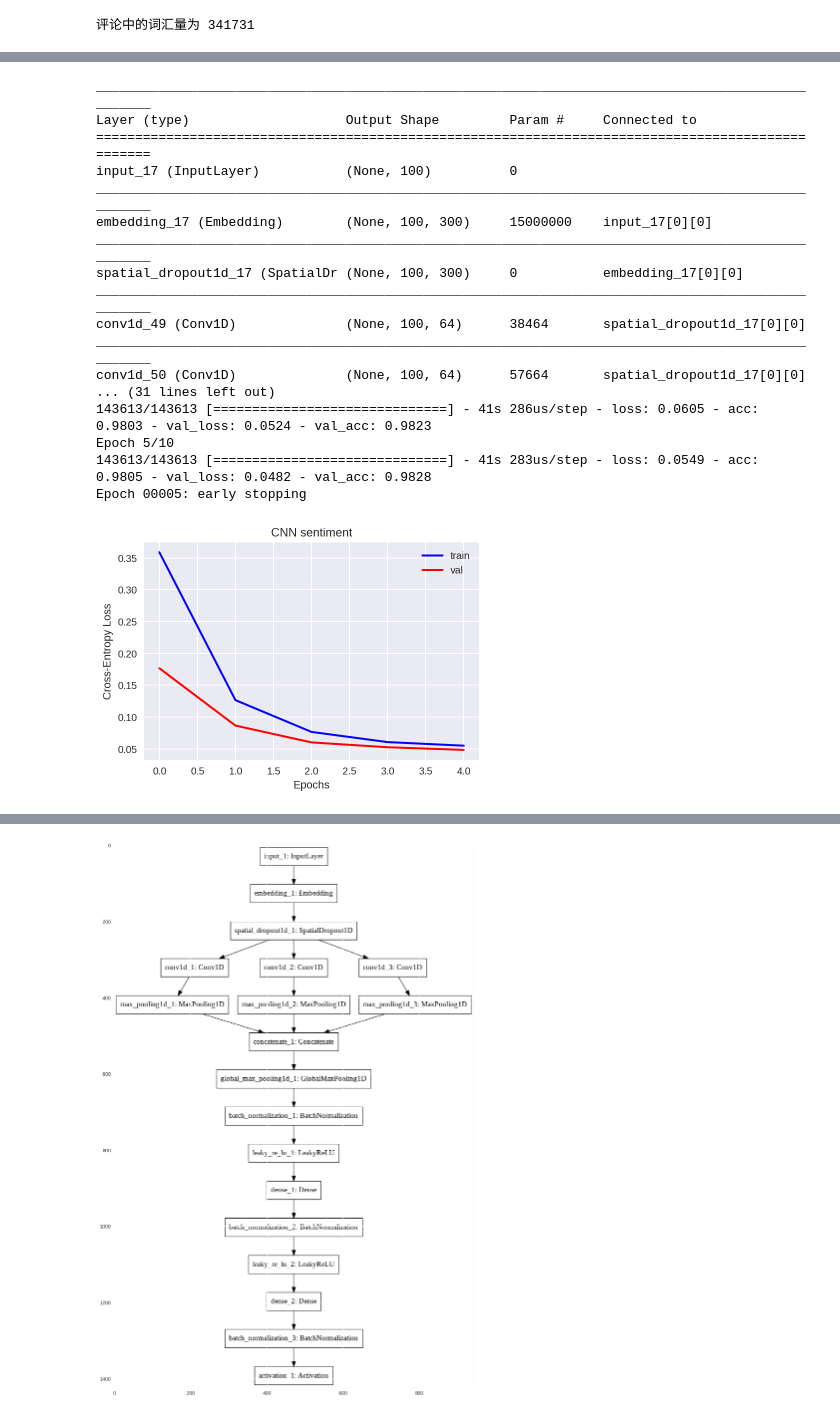
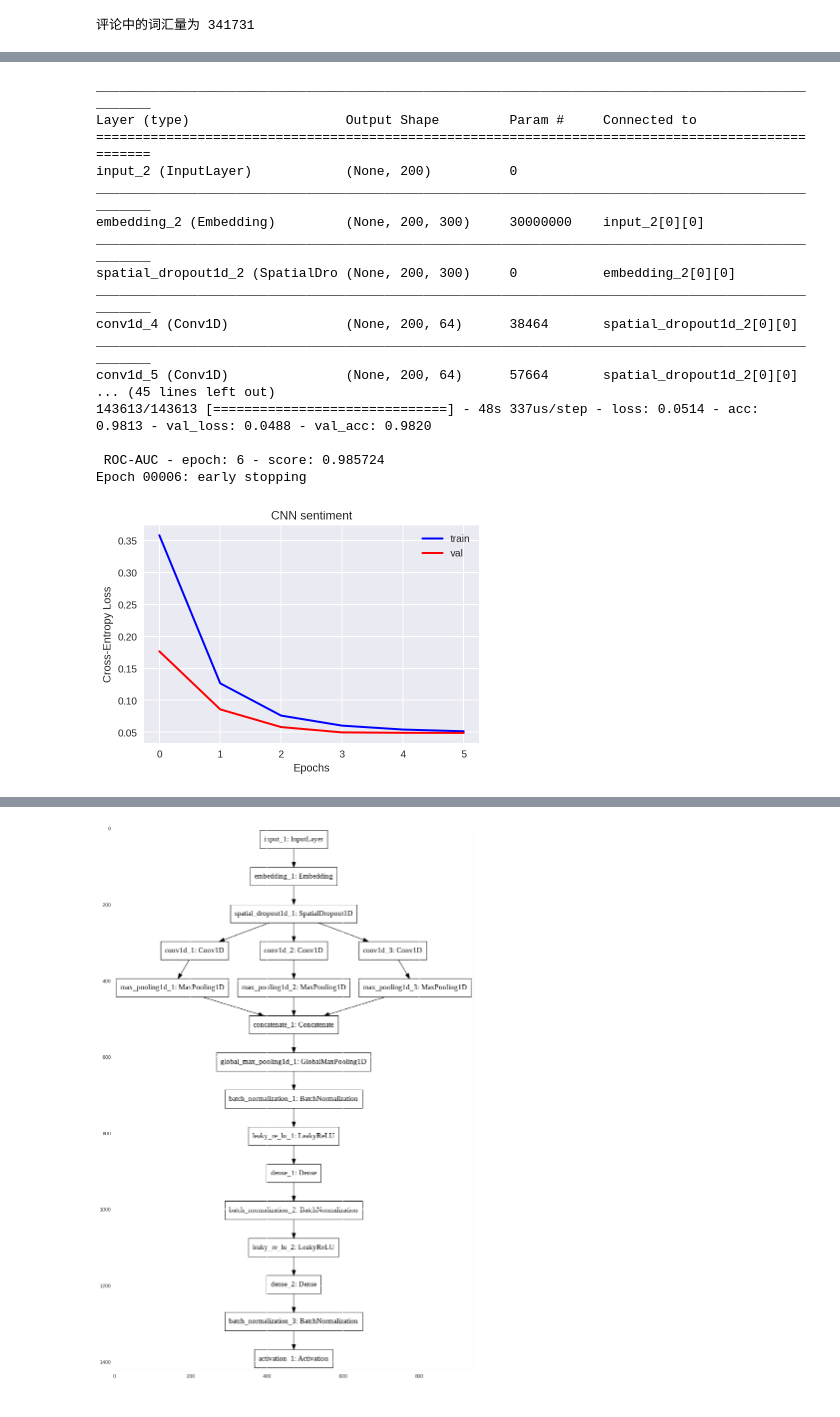
Before and after one commit to Zhengqi-Li/NLP, a Jupyter notebook: textCNN_with_multi_layers.ipynb, the cells around one changed output, grey strips where cells are left out. Saved outputs shown, nothing was run; the diff lists cells and outputs as text; code cells hidden in the pictures.

```diff
--- a/textCNN_with_multi_layers.ipynb
+++ b/textCNN_with_multi_layers.ipynb
@@ -174,7 +173,7 @@ for line in tqdm(test_data['comment_text']):
                               split=" ")
     test_refined.append(' '.join([word for word in word_seq if word not in stop_words]))
 
-word_upper = 50000 # 词量上限
+word_upper = 100000 # 词量上限
 # 基于词频，保留前 100000 个词
 tokenizer = Tokenizer(num_words=word_upper)
 # 创建评论词典，一个单词对应一个索引
@@ -182,7 +181,7 @@ tokenizer.fit_on_texts(train_refined + test_refined)
 token_train, token_test = map(lambda x: tokenizer.texts_to_sequences(tqdm(x)), [train_refined, test_refined])
 word_index = tokenizer.word_index
 print('评论中的词汇量为 {}'.format(len(word_index)))
-maxlen = 100
+maxlen = 200
 seq_train, seq_test = map(lambda x: sequence.pad_sequences(tqdm(x), maxlen=maxlen), [token_train, token_test])
 feature_matrix = np.zeros((min(word_upper, len(word_index)), word_features))
 for word, index in tqdm(word_index.items()):
@@ -204,3 +197,15 @@ pickle.dump(feature_matrix, open('/content/gdrive/My Drive/comment/var.txt', 'wb
+# %%
+# train_data = pd.read_csv('train.csv')
+# test_data = pd.read_csv('test.csv')
+pickle.dump({'strain': seq_train, 'stest': seq_test, 'fm':feature_matrix}, open('/content/gdrive/My Drive/comment/var.txt', 'wb'))
+var = pickle.load(open('/content/gdrive/My Drive/comment/var.txt', 'rb'))
+labels = ['toxic', 'severe_toxic', 'obscene', 'threat', 'insult', 'identity_hate']
+word_upper = 100000
+word_features = 300
+maxlen = 200
+# seq_train = var['strain']
+# seq_test = var['stest']
+# feature_matrix = var['fm']
 # %%
 # def data_choice(x, y):
 #     dirty_index = np.argwhere(y.sum(axis=1)>0)
@@ -232,25 +237,25 @@ x = SpatialDropout1D(0.5)(x)
 
 conv_0 = Conv1D(num_filters, filter_sizes[0],
                 padding='same',
-                kernel_initializer='normal',
+                kernel_initializer=initializers.TruncatedNormal(),
                 activation='elu')(x)
 conv_1 = Conv1D(num_filters,
                 filter_sizes[1],
                 padding='same',
-                kernel_initializer='normal',
+                kernel_initializer=initializers.TruncatedNormal(),
                 activation='elu')(x)
 conv_2 = Conv1D(num_filters,
                 filter_sizes[2],
                 padding='same',
-                kernel_initializer='normal',
+                kernel_initializer=initializers.TruncatedNormal(),
                 activation='elu')(x)
 
 z = Concatenate(axis=1)([conv_0,conv_1,conv_2])
 z = GlobalMaxPooling1D()(z)
 z = BatchNormalization()(z)
-z = LeakyReLU()(z)
+z = PReLU()(z)
 
-fc = Dense(6, kernel_initializer='normal')(z)
+fc = Dense(6, kernel_initializer=initializers.TruncatedNormal())(z)
 fc = BatchNormalization()(fc)
 fc = Activation('sigmoid')(fc)
 
@@ -261,13 +266,6 @@ model.summary()
 
 
 
-
-
-callbacks = [EarlyStopping(monitor='val_acc',
-                          min_delta=0.01,
-                          patience=4,
-                          verbose=1)]
-
 batch_size = 64
 epochs = 10
 
@@ -276,10 +274,32 @@ X_train, X_valid, Y_train, Y_valid = train_test_split(seq_train,
                                                       test_size = 0.1,
                                                       shuffle=True)
 
+early = EarlyStopping(monitor='val_acc',
+                          min_delta=0.01,
+                          patience=5,
+                          verbose=1)
+
+class RocAucEvaluation(Callback):
+    def __init__(self, validation_data=(), interval=1):
+        super(Callback, self).__init__()
+
+        self.interval = interval
+        self.X_val, self.y_val = validation_data
+
+    def on_epoch_end(self, epoch, logs={}):
+        if epoch % self.interval == 0:
+            y_pred = self.model.predict(self.X_val, verbose=0)
+            score = roc_auc_score(self.y_val, y_pred)
+            print("\n ROC-AUC - epoch: {:d} - score: {:.6f}".format(epoch+1, score))
+
+ra_val = RocAucEvaluation(validation_data=(X_valid, Y_valid), interval = 1)
+
+callbacks_list = [ra_val, early]
+
 hist = model.fit(X_train, Y_train,
                 epochs=epochs,
                 batch_size=batch_size,
-                callbacks=callbacks,
+                callbacks=callbacks_list,
                 validation_data=(X_valid, Y_valid),
                 shuffle=True,
                 verbose=1,
@@ -291,41 +311,41 @@ label_names = ["toxic", "severe_toxic", "obscene", "threat", "insult", "identity
 submission_df = pd.DataFrame(columns=['id'] + label_names)
 submission_df['id'] = test_data['id'].values
 submission_df[label_names] = y_test
 submission_df.to_csv("./cnn_fasttext_submission.csv", index=False)
 
 plt.figure()
 plt.plot(hist.history['loss'], lw=2.0, color='b', label='train')
 plt.plot(hist.history['val_loss'], lw=2.0, color='r', label='val')
 plt.title('CNN sentiment')
 plt.xlabel('Epochs')
 plt.ylabel('Cross-Entropy Loss')
 plt.legend(loc='upper right')
 plt.show()
 
 plt.figure()
 plt.plot(hist.history['acc'], lw=2.0, color='b', label='train')
 plt.plot(hist.history['val_acc'], lw=2.0, color='r', label='val')
 plt.title('CNN sentiment')
 plt.xlabel('Epochs')
 plt.ylabel('Accuracy')
 plt.legend(loc='upper left')
 plt.show()
 # %% [output]
 __________________________________________________________________________________________________
 Layer (type)                    Output Shape         Param #     Connected to
 ==================================================================================================
-input_17 (InputLayer)           (None, 100)          0
+input_2 (InputLayer)            (None, 200)          0
 __________________________________________________________________________________________________
-embedding_17 (Embedding)        (None, 100, 300)     15000000    input_17[0][0]
+embedding_2 (Embedding)         (None, 200, 300)     30000000    input_2[0][0]
 __________________________________________________________________________________________________
-spatial_dropout1d_17 (SpatialDr (None, 100, 300)     0           embedding_17[0][0]
+spatial_dropout1d_2 (SpatialDro (None, 200, 300)     0           embedding_2[0][0]
 __________________________________________________________________________________________________
-conv1d_49 (Conv1D)              (None, 100, 64)      38464       spatial_dropout1d_17[0][0]
+conv1d_4 (Conv1D)               (None, 200, 64)      38464       spatial_dropout1d_2[0][0]
 __________________________________________________________________________________________________
-conv1d_50 (Conv1D)              (None, 100, 64)      57664       spatial_dropout1d_17[0][0]
-... (31 lines left out)
-143613/143613 [==============================] - 41s 286us/step - loss: 0.0605 - acc: 0.9803 - val_loss: 0.0524 - val_acc: 0.9823
-Epoch 5/10
-143613/143613 [==============================] - 41s 283us/step - loss: 0.0549 - acc: 0.9805 - val_loss: 0.0482 - val_acc: 0.9828
-Epoch 00005: early stopping
+conv1d_5 (Conv1D)               (None, 200, 64)      57664       spatial_dropout1d_2[0][0]
+... (45 lines left out)
+143613/143613 [==============================] - 48s 337us/step - loss: 0.0514 - acc: 0.9813 - val_loss: 0.0488 - val_acc: 0.9820
+
+ ROC-AUC - epoch: 6 - score: 0.985724
+Epoch 00006: early stopping
-[figure, old version]
+[figure, new version]
```
Also changed, not shown: parts of 6 cells of this notebook, 1 other file.
